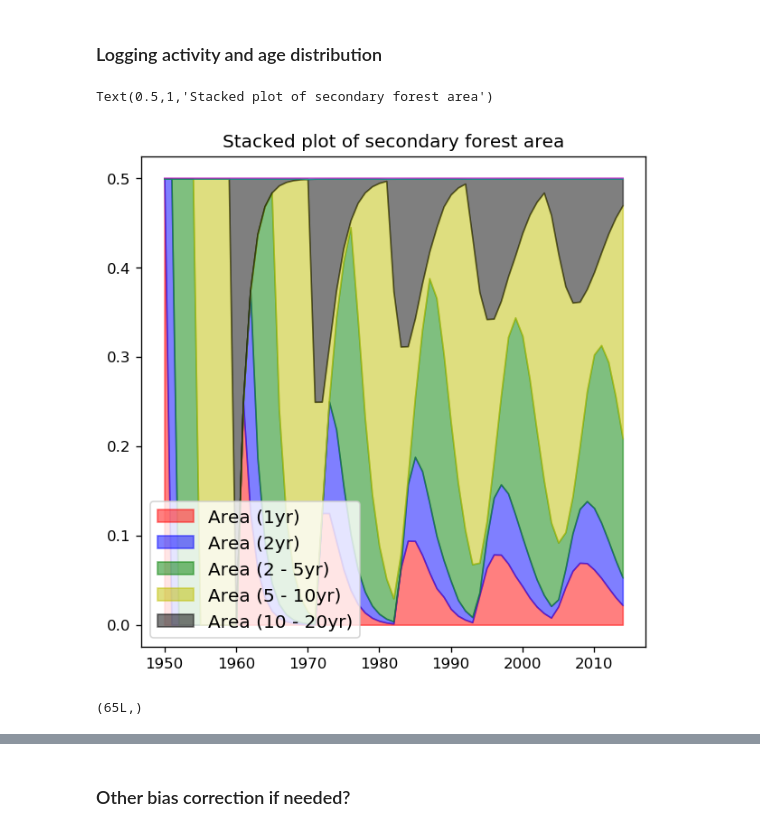
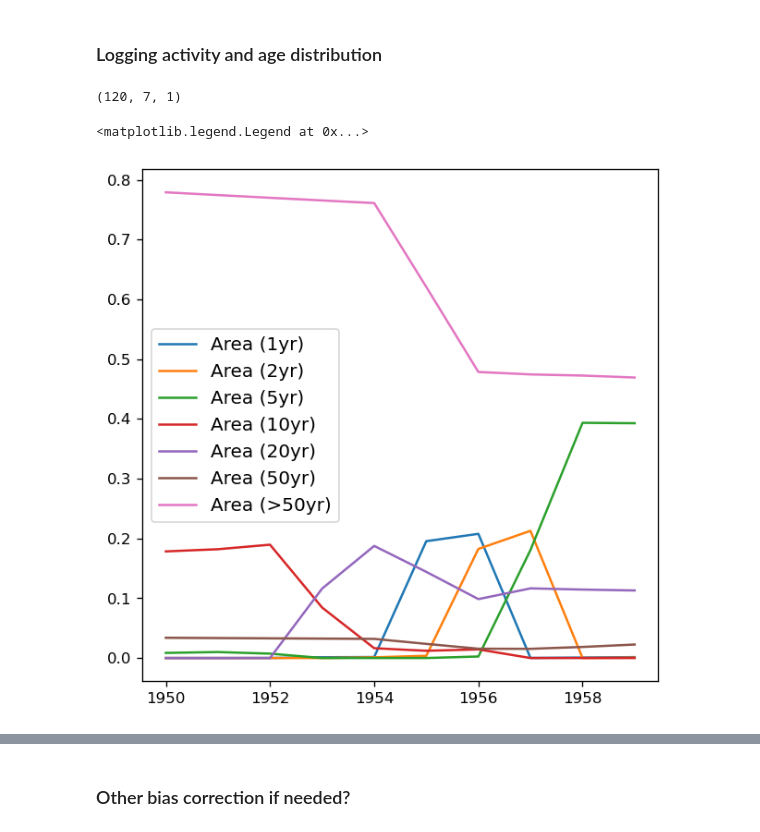
Before and after one commit to goose888/FATES_MRV, a Jupyter notebook: Site_plot.ipynb, the cells around one changed output, grey strips where cells are left out. Saved outputs shown, nothing was run; the diff lists cells and outputs as text; code cells hidden in the pictures.

```diff
--- a/Site_plot.ipynb
+++ b/Site_plot.ipynb
@@ -614,7 +74,7 @@ dtc = nc4.Dataset(fsp)
 dgpp = dtc['FATES_GPP'][:]
 drh = dtc['HR'][:]
 dvegc = dtc['FATES_VEGC'][:]
-dsoilc = dtc['TOTSOMC_1m'][:]
+dsoilc = dtc['SOILC'][:]
 dtc.close()
 # %%
 # Convert GPP from day to year
@@ -674,58 +125,34 @@ dnp_sz = dtc['FATES_NPLANT_SZ'][:]
 dtc.close()
+# %%
+np.shape(darea_ap)
+# %% [output]
+(120, 7, 1)
 # %%
 # Convert GPP from day to year
-darea_ap_yr = np.zeros((65, 7))
-dcarea_ap_yr = np.zeros((65, 7))
-dsoilc_yr = np.zeros((65))
-dvegc_yr = np.zeros((65))
-dpatch_yr = np.zeros((65))
-dpatch_sec_yr = np.zeros((65))
-for i in np.arange(0,65):
-#     darea_ap_yr[i] = np.nanmean(darea_ap[12*i:12*i+12, :, 0], 0)
-    darea_ap_yr[i] = darea_ap[12*i+11, :, 0]
+darea_ap_yr = np.zeros((10, 7))
+dcarea_ap_yr = np.zeros((10, 7))
+dsoilc_yr = np.zeros((10))
+dvegc_yr = np.zeros((10))
+for i in np.arange(0,10):
+    darea_ap_yr[i] = np.nanmean(darea_ap[12*i:12*i+12, :, 0], 0)
     dcarea_ap_yr[i] = np.nanmean(dcarea_ap[12*i:12*i+12, :, 0], 0)
     dvegc_yr[i] = np.nanmean(dvegc[12*i:12*i+12])
     dsoilc_yr[i] = np.nanmean(dsoilc[12*i:12*i+12])*1e-3
-    dpatch_yr[i] = dpatch[12*i+11, 3, 0]
-    dpatch_sec_yr[i] = dpatch_sec[12*i+11, 0]
 # %%
 # Plot area change with time
-yr_axis = np.arange(1950, 2015)
+yr_axis = np.arange(1950, 1960)
 plot_len = len(yr_axis)
 # Tmax, not sure how terra climate calculate Tmax and Tmin,
 # but it shall be monthly mean of daily Tmax and Tmin
-
-c = ['r', 'b', 'g', 'y', 'k', 'c', 'm']
-y = np.zeros((len(yr_axis)))
-# darea_ap_yr_acc = np.zeros(np.shape(darea_ap_yr))
-# for i in range(7):
-#     if(i == 0):
-#         darea_ap_yr_acc[:,i] =
-# darea_ap_yr_acc =
-fig, ax = plt.subplots(figsize=(6,6), dpi=120)
-for i in range(7):
-    r = darea_ap_yr[:,i]
-    if(i == 0):
-        yp = np.zeros((len(yr_axis)))
-    else:
-        yp = yp + np.copy(darea_ap_yr[:,i-1])
-    y = y + r
-    ax.fill_between(yr_axis, yp, y, color=c[i], alpha=0.5)
-
-# fig = plt.figure(figsize=(6,6), dpi=120)
-# plt.plot(yr_axis, darea_ap_yr[:,0])
-# plt.plot(yr_axis, darea_ap_yr[:,1])
-# plt.plot(yr_axis, darea_ap_yr[:,2])
-# plt.plot(yr_axis, darea_ap_yr[:,3])
-# plt.plot(yr_axis, darea_ap_yr[:,4])
-# plt.plot(yr_axis, darea_ap_yr[:,5])
-# plt.plot(yr_axis, darea_ap_yr[:,6])
-plt.legend(['Area (1yr)', 'Area (2yr)', 'Area (2 - 5yr)', 'Area (5 - 10yr)', 'Area (10 - 20yr)'], fontsize = 12, loc='lower left')
-plt.title('Stacked plot of secondary forest area')
+fig = plt.figure(figsize=(6,6), dpi=120)
+plt.plot(yr_axis, darea_ap_yr[:,0])
+plt.plot(yr_axis, darea_ap_yr[:,1])
+plt.plot(yr_axis, darea_ap_yr[:,2])
+plt.plot(yr_axis, darea_ap_yr[:,3])
+plt.plot(yr_axis, darea_ap_yr[:,4])
+plt.plot(yr_axis, darea_ap_yr[:,5])
+plt.plot(yr_axis, darea_ap_yr[:,6])
+plt.legend(['Area (1yr)', 'Area (2yr)', 'Area (5yr)', 'Area (10yr)', 'Area (20yr)', 'Area (50yr)', 'Area (>50yr)'], fontsize = 12)
 # %% [output]
-Text(0.5,1,'Stacked plot of secondary forest area')
+<matplotlib.legend.Legend at 0x...>
-[figure, old version]
+[figure, new version]
-# %%
-np.shape(dpatch_sec_yr)
-# %% [output]
-(65L,)
```
Also changed, not shown: parts of 39 cells of this notebook, 5 other files.
